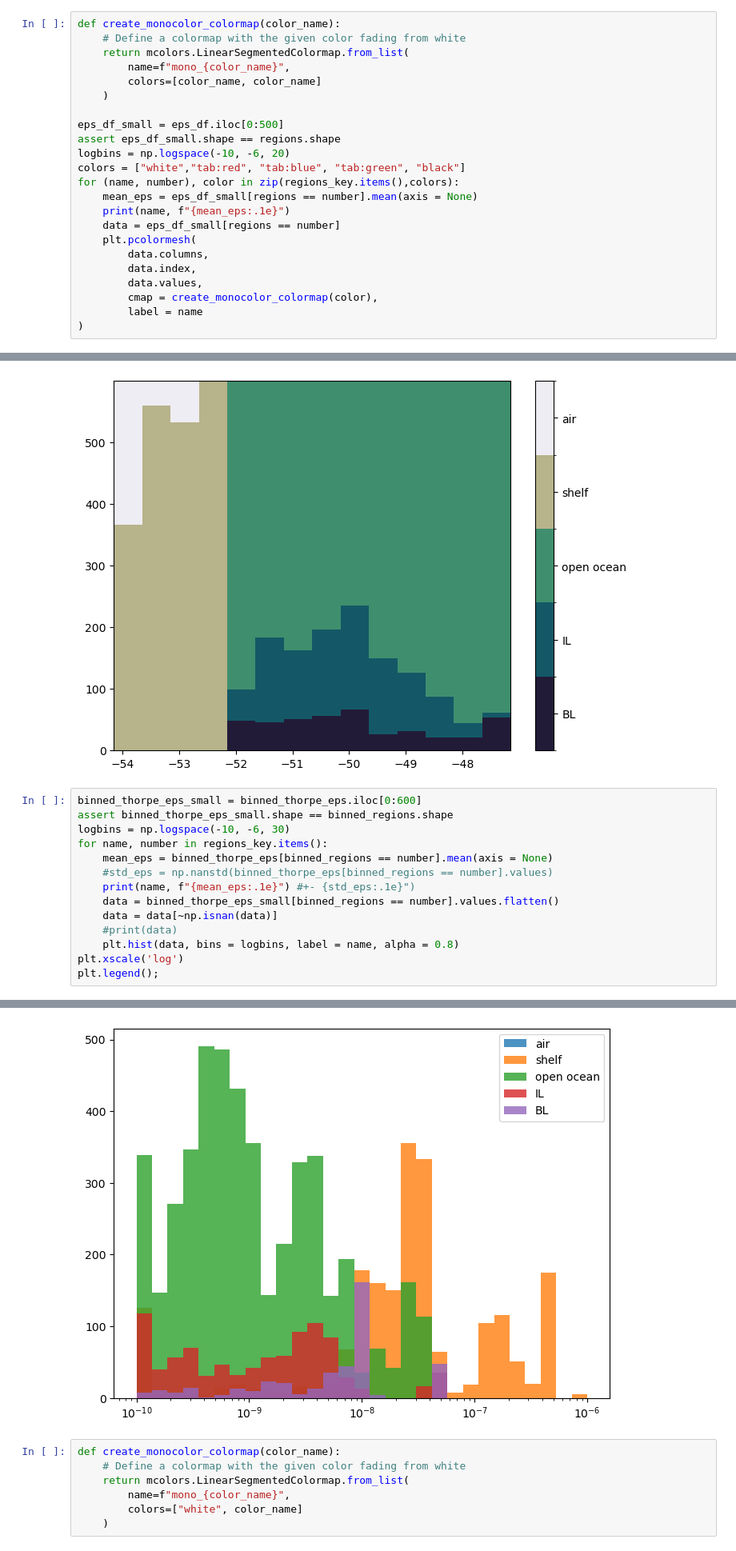
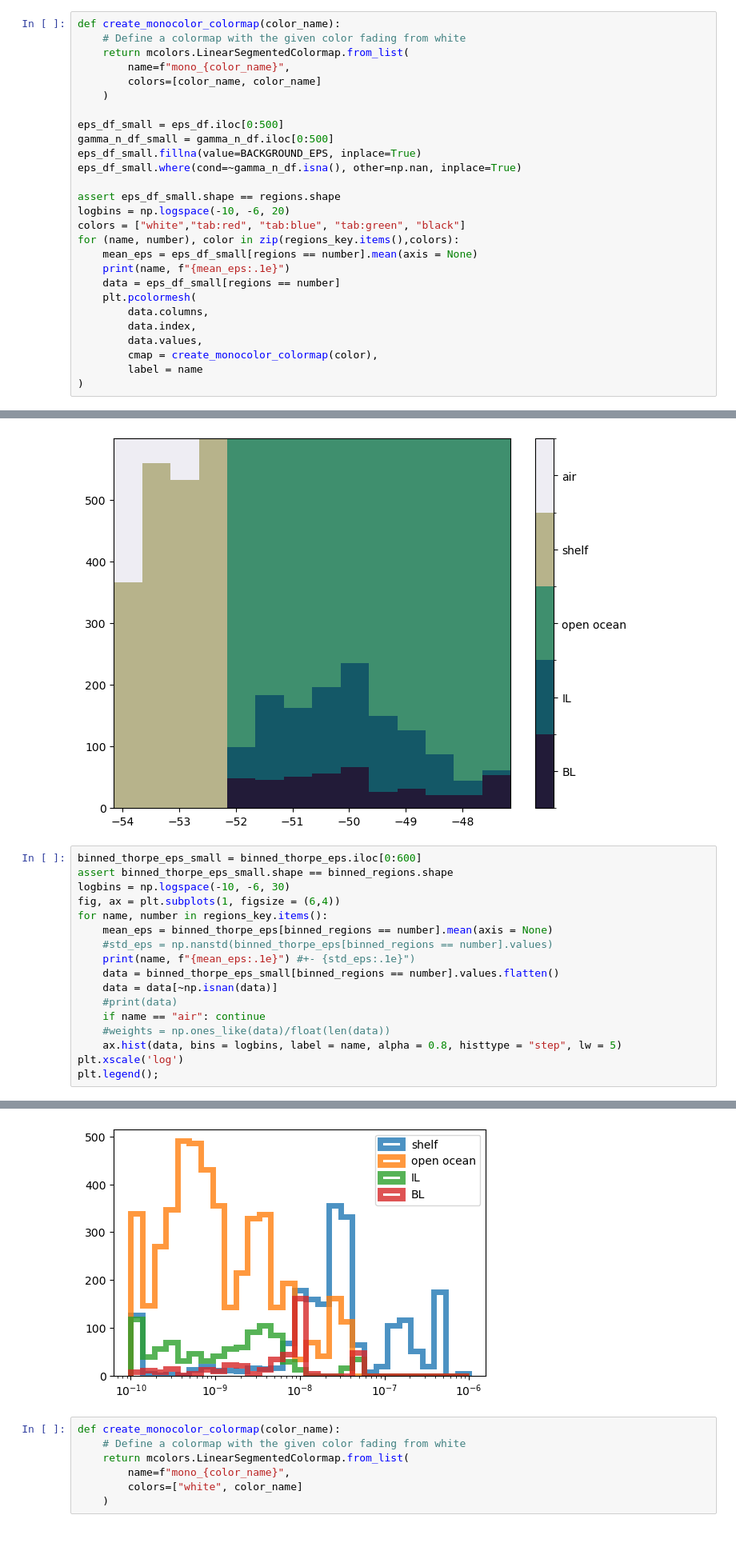
Before and after one commit to opinner/Pinner_et_al_2024, a Jupyter notebook: scripts/thorpe_scales/Thorpe_scales_in_depth.ipynb, the cells around one changed output, grey strips where cells are left out. Shown: that part at 80% size. Drawn from its saved outputs; the diff is of its cells as text.

```diff
--- a/scripts/thorpe_scales/Thorpe_scales_in_depth.ipynb
+++ b/scripts/thorpe_scales/Thorpe_scales_in_depth.ipynb
@@ -452,6 +458,10 @@ def create_monocolor_colormap(color_name):
     )
 
 eps_df_small = eps_df.iloc[0:500]
+gamma_n_df_small = gamma_n_df.iloc[0:500]
+eps_df_small.fillna(value=BACKGROUND_EPS, inplace=True)
+eps_df_small.where(cond=~gamma_n_df.isna(), other=np.nan, inplace=True)
+
 assert eps_df_small.shape == regions.shape
 logbins = np.logspace(-10, -6, 20)
 colors = ["white","tab:red", "tab:blue", "tab:green", "black"]
@@ -514,24 +532,27 @@ cbar.ax.invert_yaxis()
 # %%
 binned_thorpe_eps_small = binned_thorpe_eps.iloc[0:600]
 assert binned_thorpe_eps_small.shape == binned_regions.shape
 logbins = np.logspace(-10, -6, 30)
+fig, ax = plt.subplots(1, figsize = (6,4))
 for name, number in regions_key.items():
     mean_eps = binned_thorpe_eps[binned_regions == number].mean(axis = None)
     #std_eps = np.nanstd(binned_thorpe_eps[binned_regions == number].values)
     print(name, f"{mean_eps:.1e}") #+- {std_eps:.1e}")
     data = binned_thorpe_eps_small[binned_regions == number].values.flatten()
     data = data[~np.isnan(data)]
     #print(data)
-    plt.hist(data, bins = logbins, label = name, alpha = 0.8)
+    if name == "air": continue
+    #weights = np.ones_like(data)/float(len(data))
+    ax.hist(data, bins = logbins, label = name, alpha = 0.8, histtype = "step", lw = 5)
 plt.xscale('log')
 plt.legend();
 # %% [output]
 air nan
 shelf 9.0e-08
 open ocean 3.6e-09
 IL 4.3e-09
 BL 1.1e-08
-[figure, old version]
+[figure, new version]
 # %%
 def create_monocolor_colormap(color_name):
     # Define a colormap with the given color fading from white
```
Also changed, not shown: parts of 5 cells of this notebook.
